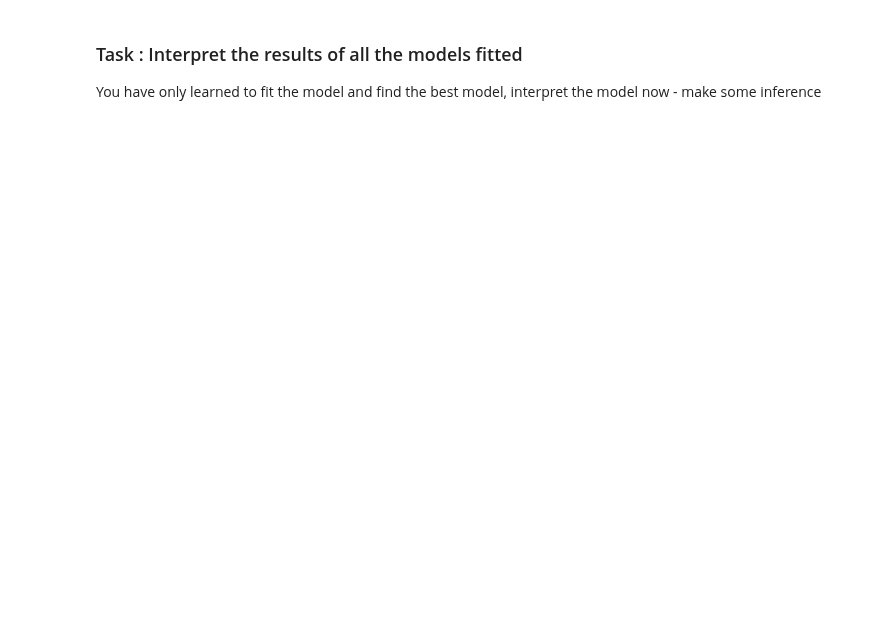
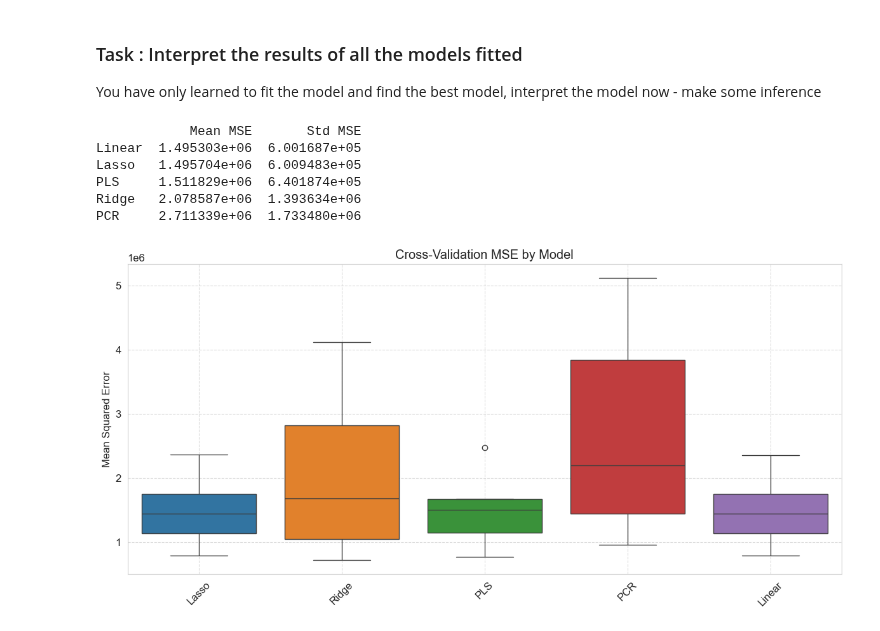
Before and after one commit to kkkamur07/ISL-Learning, a Jupyter notebook: Regularization/regularization-questions.ipynb, the cells around one changed output. Drawn from its saved outputs; the diff is of its cells as text; code cells hidden in the pictures; blank space fills up the shorter version.

```diff
--- a/Regularization/regularization-questions.ipynb
+++ b/Regularization/regularization-questions.ipynb
@@ -293,3 +325,78 @@ plt.show()
 ### Task :  Interpret the results of all the models fitted
 
 You have only learned to fit the model and find the best model, interpret the model now - make some inference
+# %%
+# From Graphs
+lasso_alpha = 0.1
+ridge_alpha = 0.1
+pls_comp = 8
+pca_comp = 10
+# %%
+# Preparing the data for final evaluation
+data = load_data("College")
+data = data.dropna()
+x = MS(data.drop(columns="Apps")).fit_transform(data)
+y = data["Apps"]
+# %%
+def evaluate_models(x, y, random_state=12345, cv_splits=5):
+    # Define models
+    models = {
+        'Lasso': skl.ElasticNet(alpha=lasso_alpha, l1_ratio=1),
+        'Ridge': skl.ElasticNet(alpha=ridge_alpha, l1_ratio=0),
+        'PLS': PLSRegression(n_components=pls_comp),
+        'PCR': Pipeline([("pca", PCA(n_components=pca_comp)), ("linear", skl.LinearRegression())]),
+        "Linear" : skl.LinearRegression()
+    }
+
+    # Create cross-validation splits
+    cv = skm.ShuffleSplit(n_splits=cv_splits, test_size=0.3, random_state=random_state)
+
+    # Store results
+    results = {model_name: [] for model_name in models.keys()}
+
+    # Evaluate each model on each CV split
+    for train_idx, test_idx in cv.split(x):
+        x_train = x[train_idx]
+        y_train = y[train_idx]
+        x_test = x[test_idx]
+        y_test = y[test_idx]
+
+        # Fit and evaluate each model
+        for name, model in models.items():
+            model.fit(x_train, y_train)
+            yhat = model.predict(x_test)
+            mse = np.mean((yhat - y_test)**2)
+            results[name].append(mse)
+
+    # Create results DataFrame
+    results_df = pd.DataFrame(results)
+
+    # Calculate summary statistics
+    summary = pd.DataFrame({
+        'Mean MSE': results_df.mean(),
+        'Std MSE': results_df.std()
+    }).sort_values('Mean MSE')
+
+    return summary, results_df
+
+# Run evaluation
+summary, cv_results = evaluate_models(x, y)
+print(summary)
+
+# Optional: Visualize results
+plt.figure(figsize=(12, 6))
+sns.boxplot(data=cv_results)
+plt.title('Cross-Validation MSE by Model')
+plt.ylabel('Mean Squared Error')
+plt.grid(True, linestyle='--', alpha=0.7)
+plt.xticks(rotation=45)
+plt.tight_layout()
+plt.show()
+# %% [output]
+            Mean MSE       Std MSE
+Linear  1.495303e+06  6.001687e+05
+Lasso   1.495704e+06  6.009483e+05
+PLS     1.511829e+06  6.401874e+05
+Ridge   2.078587e+06  1.393634e+06
+PCR     2.711339e+06  1.733480e+06
+[figure, added]
```
Also changed, not shown: parts of 30 cells of this notebook, 1 other file.
